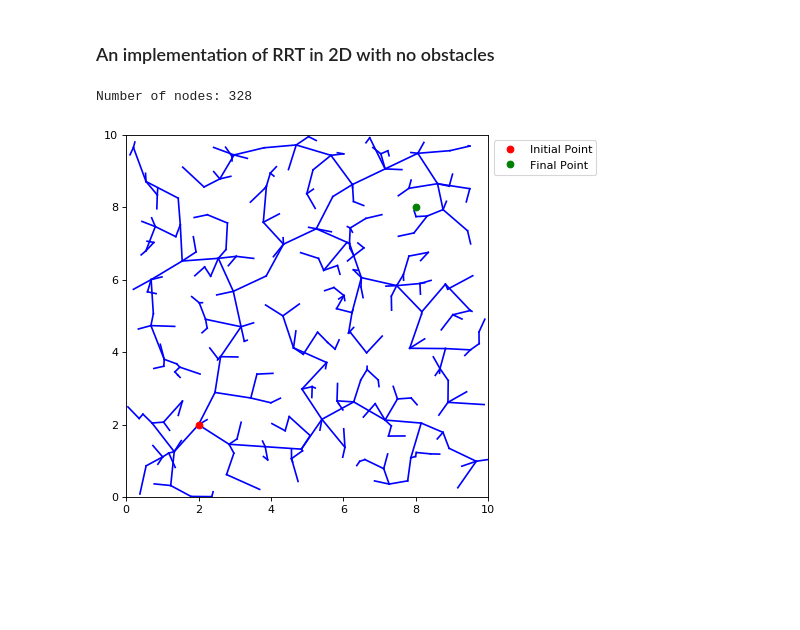
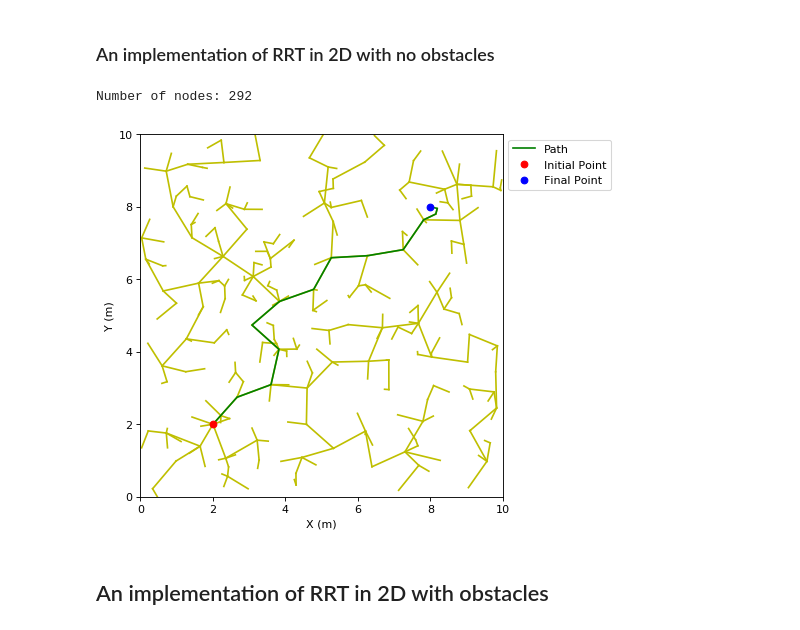
Before and after one commit to LeoSato/ProgrammingCode, a Jupyter notebook: Motion Planning/RRT Implementation.ipynb, the cells around one changed output. Drawn from its saved outputs; the diff is of its cells as text; code cells hidden in the pictures; blank space fills up the shorter version.

Commit message:
Updated the RRT implementation

```diff
--- a/Motion Planning/RRT Implementation.ipynb
+++ b/Motion Planning/RRT Implementation.ipynb
@@ -11,12 +11,11 @@ xdim=10
 ydim=10
 epsilon=1.0      # Max length of branch
 numNodes=1000
-goal_region=0.2
+goal_region=0.35
+div=20
 
-init_x=2.0
-init_y=2.0
-fin_x=8.0
-fin_y=8.0
+init_node=(2,2)
+fin_node=(8,8)
 # %%
 # Define functions for RRT
 
@@ -32,42 +31,62 @@ def set_edge_pt(p1,p2):
     if d<epsilon:
         return p2
     else:
-        new_pt=(p2-p1)/d*epsilon+p1
+        new_pt=((p2[0]-p1[0])/d*epsilon+p1[0],(p2[1]-p1[1])/d*epsilon+p1[1])
         return new_pt
 # %% [markdown]
 ### An implementation of RRT in 2D with no obstacles
 # %%
 # Initialize the figure
 fig=plt.figure(figsize=(8.333,6),dpi=80)
 ax=fig.add_subplot(111,autoscale_on=False, xlim=(0, xdim), ylim=(0, ydim))
 ax.set_aspect('equal')
 
-# Initialize a list of nodes2
+# Initialize a list of nodes and edges
 nodes=[]
-nodes.append(np.array([init_x,init_y]))
+nodes.append(init_node)
+E=[]
 
 for i in range(numNodes):
     node=nodes[0]
-    rand_pt=np.array([random.random()*xdim, random.random()*ydim])
+    rand_pt=(random.random()*xdim, random.random()*ydim)
     for p in nodes:
         if dist(p,rand_pt)<dist(node,rand_pt):
             node=p
     new_rand_pt=set_edge_pt(node,rand_pt)
     nodes.append(new_rand_pt)
-    ax.plot([node[0], new_rand_pt[0]],[node[1], new_rand_pt[1]],'b-')
-    if dist(new_rand_pt,np.array([fin_x,fin_y]))<goal_region:
+    E.append((node,new_rand_pt))
+    ax.plot([node[0], new_rand_pt[0]],[node[1], new_rand_pt[1]],'y-')
+    if dist(new_rand_pt,fin_node)<goal_region:
         break
+
+path=[]
+path.append(fin_node)
+path.append(E[-1][1])
+path.append(E[-1][0])
+current_node=E[-1][0]
+while current_node!=init_node:
+    for e in E:
+        if e[1]==current_node:
+            path.append(e[0])
+            current_node=e[0]
+path.reverse()
+
+# Plot the final path
+ax.plot([path_x[0] for path_x in path],[path_y[1] for path_y in path],'g-',label='Path')
+
 
 print('Number of nodes: '+str(i))
 
 # Plot the initial and final points
-ax.plot(init_x,init_y,'ro',label='Initial Point')
-ax.plot(fin_x,fin_y,'go',label='Final Point')
+ax.plot(init_node[0],init_node[1],'ro',label='Initial Point')
+ax.plot(fin_node[0],fin_node[1],'bo',label='Final Point')
 ax.set_xlabel('X (m)')
 ax.set_ylabel('Y (m)')
 
 ax.legend(bbox_to_anchor=(1,1))
 plt.show()
 # %% [output]
-Number of nodes: 328
+Number of nodes: 292
-[figure, old version]
+[figure, new version]
+# %% [markdown]
+## An implementation of RRT in 2D with obstacles
```
Also changed, not shown: parts of 3 cells of this notebook, 1 other file.
